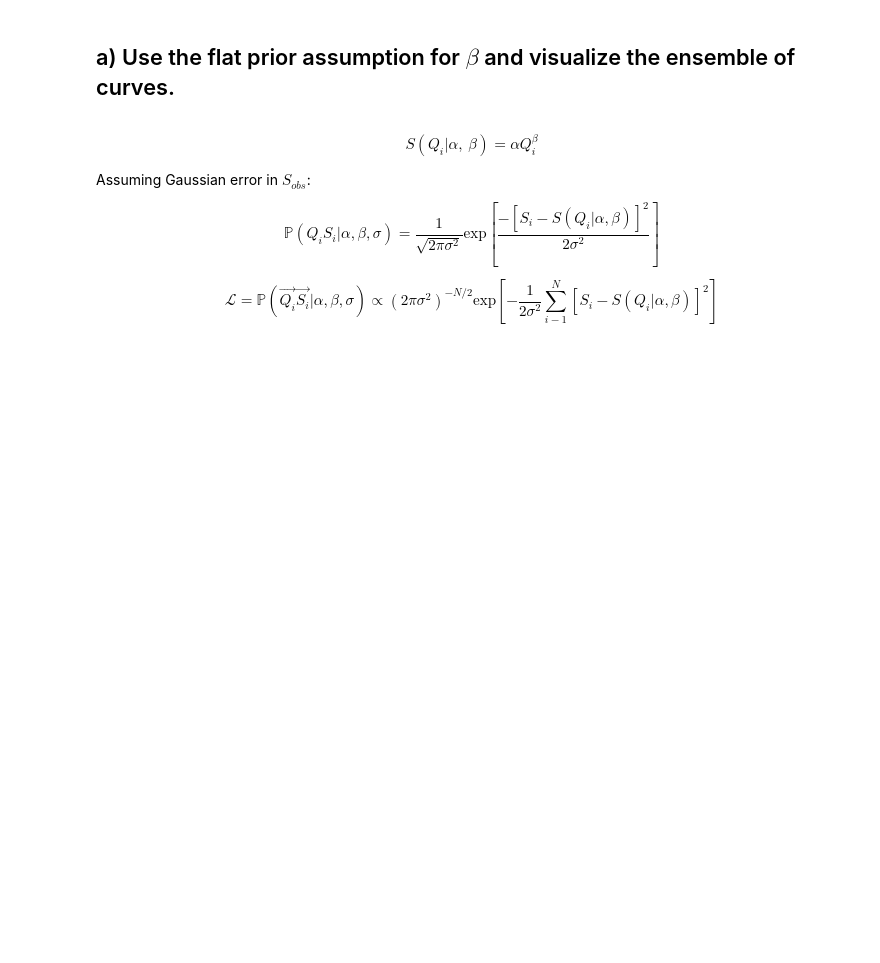
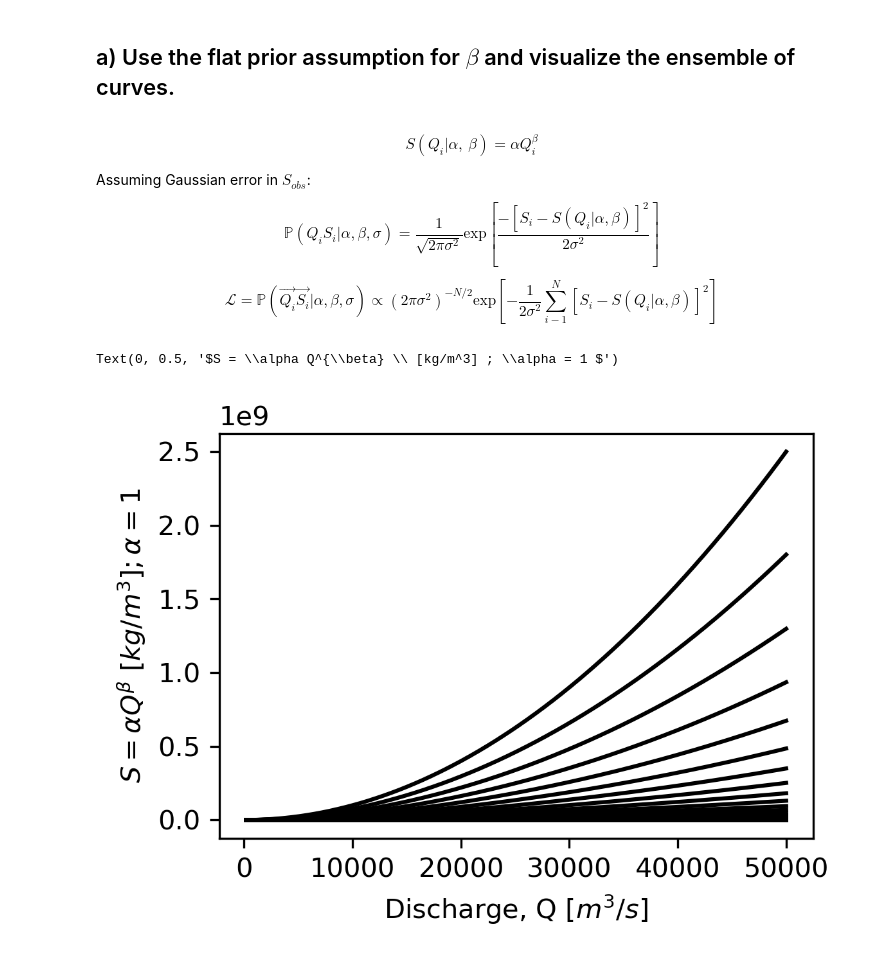
Before and after one commit to bKeungAuyeung/MSTA-Final, a Jupyter notebook: bAuyeung_Final-Code_MSTA.ipynb, the cells around one changed output. Saved outputs shown, nothing was run; the diff lists cells and outputs as text; code cells hidden in the pictures; blank space fills up the shorter version.

```diff
--- a/bAuyeung_Final-Code_MSTA.ipynb
+++ b/bAuyeung_Final-Code_MSTA.ipynb
@@ -61,4 +73,15 @@ $$ \mathbb{P}(Q_iS_i | \alpha, \beta, \sigma) = \frac{1}{\sqrt{2\pi\sigma^2}}\te
 
 $$ \mathcal{L} = \mathbb{P}(\vec{Q_i}\vec{S_i} | \alpha,  \beta,  \sigma) \propto (2\pi\sigma^2)^{-N/2}\text{exp}\left[ -\frac{1}{2\sigma^2} \sum_{i-1}^{N}[S_i - S(Q_i | \alpha, \beta)]^2\right]$$
 # %%
-beta_flat = stats.beta(1,1) # flat (uninformative)prior for beta
+# beta_flat = stats.beta(1,1) # flat (uninformative) prior for beta
+fig, ax = plt.subplots(figsize=(4,3), tight_layout=True, dpi=300)
+Q_line = np.linspace(200, 50000, 10000) # test muliple flow rate values
+
+for beta in np.linspace(-1, 2, 100): # with an equal probability of β values...
+    ax.plot(Q_line, Q_line**beta, '-', color = "black")
+
+ax.set_xlabel('Discharge, Q $[m^3/s]$')
+ax.set_ylabel('$S = \\alpha Q^{\\beta} \ [kg/m^3] ; \\alpha = 1 $')
+# %% [output]
+Text(0, 0.5, '$S = \\alpha Q^{\\beta} \\ [kg/m^3] ; \\alpha = 1 $')
+[figure, added]
```
Also changed, not shown: parts of 1 cell of this notebook.
